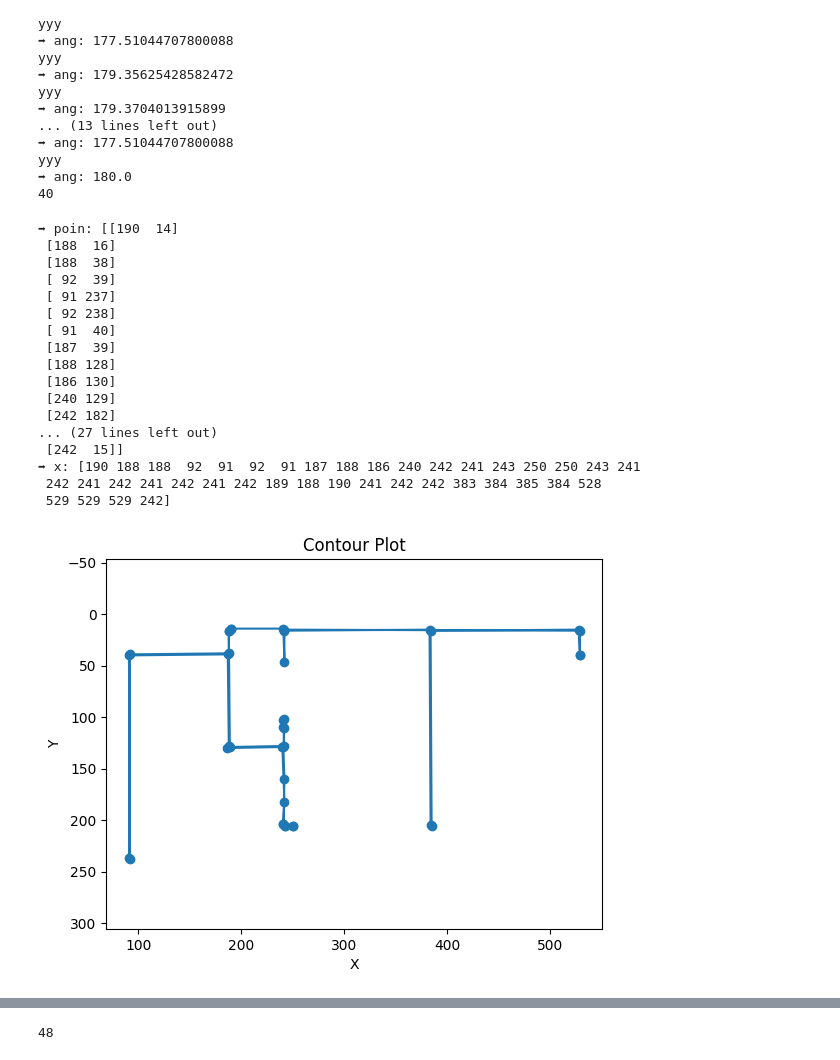
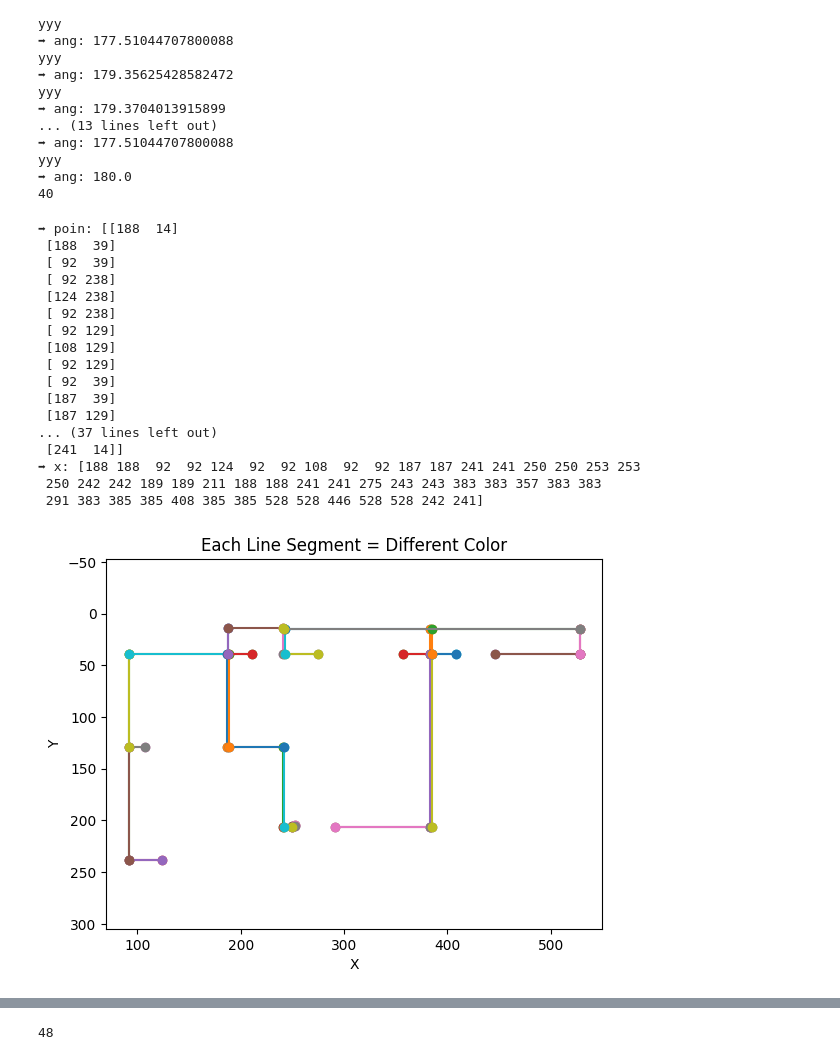
Before and after one commit to mayank-lr/opencv-test, a Jupyter notebook: note copy.ipynb, the cells around one changed output, grey strips where cells are left out. Drawn from its saved outputs; the diff is of its cells as text; code cells hidden in the pictures.

```diff
--- a/note copy.ipynb
+++ b/note copy.ipynb
@@ -261,7 +365,7 @@ contour = np.array([[[190, 14]], [[188, 16]], [[188, 38]], [[187, 39]], [[92, 39
 # contour = np.array(data['contours'][3], dtype=np.int32)
 
 # Remove extra dimension -> (N, 2)
-poin = con#raw
+poin = result#con#raw
 print('➡ poin:', poin)
 #con#tour.reshape(-1, 2)
 
@@ -270,53 +374,58 @@ print('➡ x:', x)
 y = poin[:, 1]
 
 plt.figure()
-plt.plot(x, y, '-o')   # line + poin
-plt.gca().invert_yaxis()  # important for image coordinates
+
+for i in range(len(poin) - 1):
+    x = [poin[i, 0], poin[i + 1, 0]]
+    y = [poin[i, 1], poin[i + 1, 1]]
+    plt.plot(x, y, marker='o')  # matplotlib auto-assigns color
+
+plt.gca().invert_yaxis()
 plt.axis('equal')
-plt.title("Contour Plot")
+plt.title("Each Line Segment = Different Color")
 plt.xlabel("X")
 plt.ylabel("Y")
 plt.show()
 
 
 # ###################
 # import numpy as np
 # import matplotlib.pyplot as plt
 
 point = contour.reshape(-1, 2)
 
 plt.figure()
 
 for i in range(len(point) - 1):
     x = [point[i, 0], point[i + 1, 0]]
     y = [point[i, 1], point[i + 1, 1]]
     plt.plot(x, y, marker='o')  # matplotlib auto-assigns color
 
 plt.gca().invert_yaxis()
 plt.axis('equal')
 plt.title("Each Line Segment = Different Color")
 plt.xlabel("X")
 plt.ylabel("Y")
 plt.show()
 # %% [output]
-➡ poin: [[190  14]
- [188  16]
- [188  38]
+➡ poin: [[188  14]
+ [188  39]
  [ 92  39]
- [ 91 237]
  [ 92 238]
- [ 91  40]
+ [124 238]
+ [ 92 238]
+ [ 92 129]
+ [108 129]
+ [ 92 129]
+ [ 92  39]
  [187  39]
- [188 128]
- [186 130]
- [240 129]
- [242 182]
-... (27 lines left out)
- [242  15]]
-➡ x: [190 188 188  92  91  92  91 187 188 186 240 242 241 243 250 250 243 241
- 242 241 242 241 242 241 242 189 188 190 241 242 242 383 384 385 384 528
- 529 529 529 242]
+ [187 129]
+... (37 lines left out)
+ [241  14]]
+➡ x: [188 188  92  92 124  92  92 108  92  92 187 187 241 241 250 250 253 253
+ 250 242 242 189 189 211 188 188 241 241 275 243 243 383 383 357 383 383
+ 291 383 385 385 408 385 385 528 528 446 528 528 242 241]
-[figure, old version]
+[figure, new version]
 [figure]
 # %%
 import numpy as np
```
Also changed, not shown: parts of 12 cells of this notebook, 2 other files.
